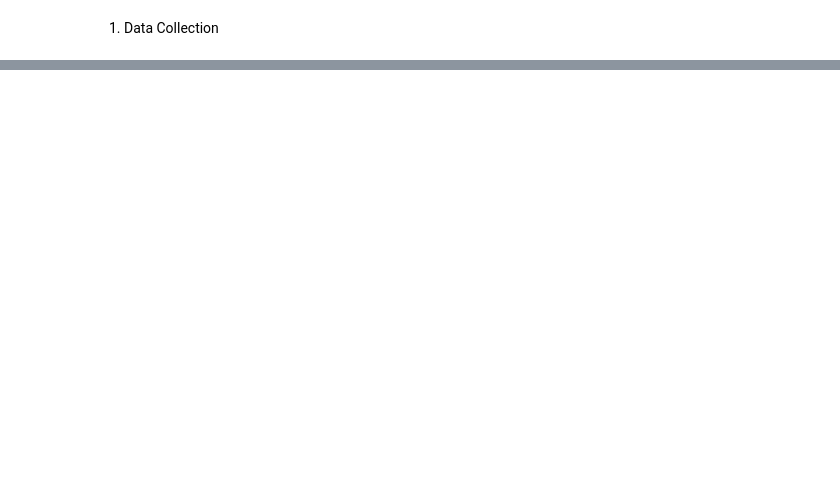
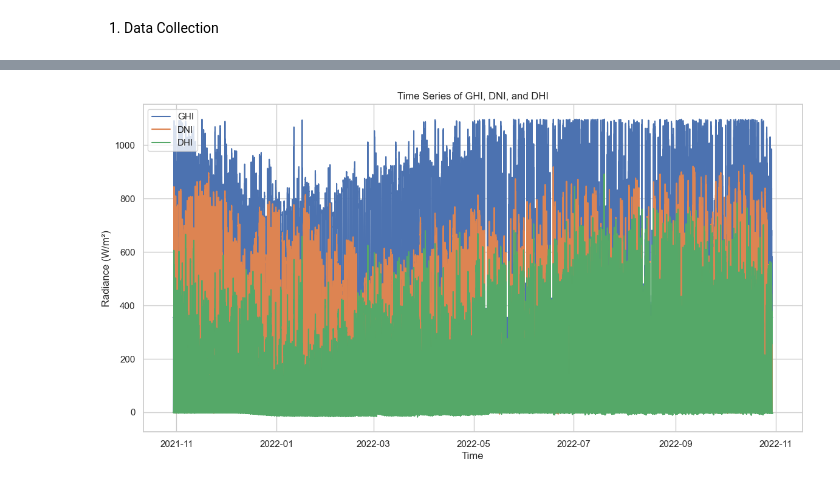
Before and after one commit to Getachew0557/Getachew0557-Solar-Radiation-Measurement-Data, a Jupyter notebook: notebooks/sierraleoneSolarRadition.ipynb, the cells around one changed output, grey strips where cells are left out. Saved outputs shown, nothing was run; the diff lists cells and outputs as text; code cells hidden in the pictures; blank space fills up the shorter version.

```diff
--- a/notebooks/sierraleoneSolarRadition.ipynb
+++ b/notebooks/sierraleoneSolarRadition.ipynb
@@ -10,0 +11,3 @@ ModuleNotFoundError: No module named 'seaborn'
+# %%
+df = pd.read_csv("data/sierraleone-bumbuna.csv")
+df.head()
@@ -10,0 +95,7 @@ ModuleNotFoundError: No module named 'seaborn'
+# %%
+# Filling missing values with median (if applicable)
+df.fillna(df.median(), inplace=True)
+
+# Example: Removing outliers for GHI
+from scipy import stats
+df = df[(np.abs(stats.zscore(df['GHI'])) < 3)]
@@ -10,0 +169,19 @@ ModuleNotFoundError: No module named 'seaborn'
+# %%
+
+df.loc[df['GHI'] < 0, 'GHI'] = pd.NA  # Set invalid GHI values to NaN
+df['GHI'].fillna(df['GHI'].median(), inplace=True)  # Fill NaN with median
+
+# Calculate updated statistics
+mean_ghi = df['GHI'].mean()
+median_ghi = df['GHI'].median()
+max_ghi = df['GHI'].max()
+min_ghi = df['GHI'].min()
+
+# Print updated statistics
+print(f"Updated Mean GHI: {mean_ghi:.2f} W/m²")
+print(f"Updated Median GHI: {median_ghi:.2f} W/m²")
+print(f"Updated Max GHI: {max_ghi:.2f} W/m²")
+print(f"Updated Min GHI: {min_ghi:.2f} W/m²")
+
+# Provide updated recommendation
+print("Recommendation: After data cleaning, areas with higher mean GHI values are still considered more suitable for solar installations.")
@@ -10,0 +213,13 @@ ModuleNotFoundError: No module named 'seaborn'
+# %%
+# Plotting the time series of GHI, DNI, and DHI
+plt.figure(figsize=(14, 7))
+plt.plot(df['Timestamp'], df['GHI'], label='GHI')
+plt.plot(df['Timestamp'], df['DNI'], label='DNI')
+plt.plot(df['Timestamp'], df['DHI'], label='DHI')
+plt.xlabel('Time')
+plt.ylabel('Radiance (W/m²)')
+plt.title('Time Series of GHI, DNI, and DHI')
+plt.legend()
+plt.show()
+# %% [output]
+[figure, added]
```
Also changed, not shown: parts of 17 cells of this notebook, 5 other files.
